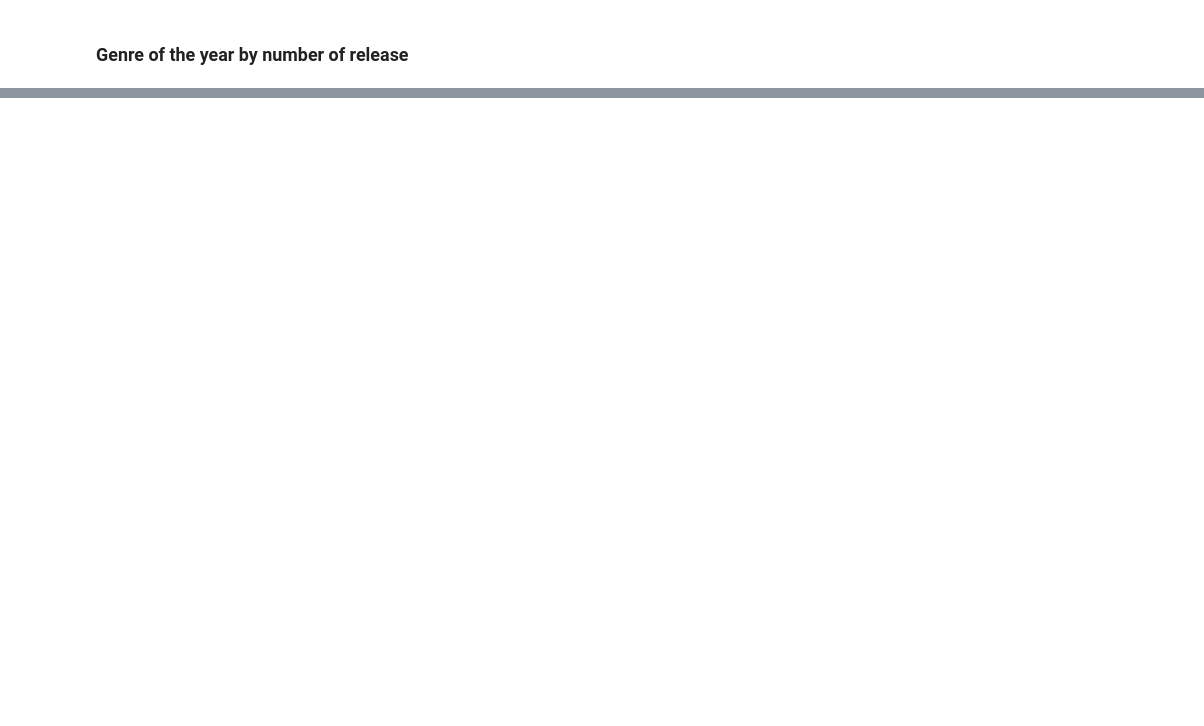
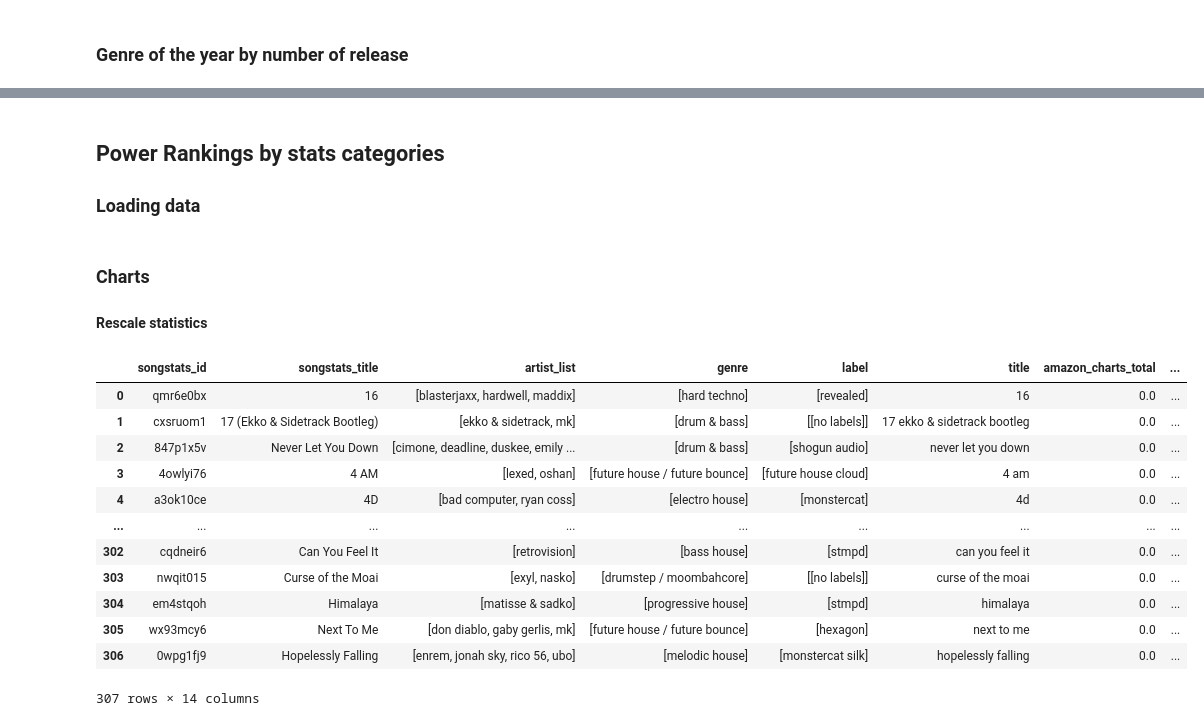
Before and after one commit to Dyl-M/music-charts, a Jupyter notebook: notebooks/power_ranking_2024.ipynb, the cells around one changed output, grey strips where cells are left out. Saved outputs shown, nothing was run; the diff lists cells and outputs as text; code cells hidden in the pictures; blank space fills up the shorter version.

Commit message:
wip data mining 7

```diff
--- a/notebooks/power_ranking_2024.ipynb
+++ b/notebooks/power_ranking_2024.ipynb
@@ -41,3 +41,14 @@ def load_data(file_path: str, category: str = None) -> pd.DataFrame:
          for field in json_data]).fillna(0)
 
     return pd.concat((ids, general_data, stats_selected), axis=1)
+# %%
+def rescale_stats(df: pd.DataFrame, other_fields: list) -> pd.DataFrame:
+    """Rescale stats for better comparaison
+    :param df: input pandas Dataframe
+    :param other_fields: field to not rescale
+    :return: data rescaled.
+    """
+    df[df.columns.difference(other_fields)] = MinMaxScaler(feature_range=(0, 100)).fit_transform(
+        df[df.columns.difference(other_fields)])
+
+    return df
@@ -135,0 +228,32 @@ bar_genre_release.show()
+# %% [markdown]
+## Power Rankings by stats categories
+### Loading data
+# %%
+data_cha = load_data(file_path='../data/data_2024.json', category='charts')
+data_eng = load_data(file_path='../data/data_2024.json', category='engagement')
+data_pla = load_data(file_path='../data/data_2024.json', category='playlists')
+data_pop = load_data(file_path='../data/data_2024.json', category='popularity')
+data_pro = load_data(file_path='../data/data_2024.json', category='professional_support')
+data_rea = load_data(file_path='../data/data_2024.json', category='reach')
+data_sho = load_data(file_path='../data/data_2024.json', category='shorts')
+data_str = load_data(file_path='../data/data_2024.json', category='streams')
+# %% [markdown]
+### Charts
+#### Rescale statistics
+# %%
+data_cha = rescale_stats(data_cha, general_field)
+data_cha
+# %% [output]
+|  | songstats_id | songstats_title | artist_list | genre | label | title | amazon_charts_total | ... |
+| 0 | qmr6e0bx | 16 | [blasterjaxx, hardwell, maddix] | [hard techno] | [revealed] | 16 | 0.0 | ... |
+| 1 | cxsruom1 | 17 (Ekko & Sidetrack Bootleg) | [ekko & sidetrack, mk] | [drum & bass] | [[no labels]] | 17 ekko & sidetrack bootleg | 0.0 | ... |
+| 2 | 847p1x5v | Never Let You Down | [cimone, deadline, duskee, emily ... | [drum & bass] | [shogun audio] | never let you down | 0.0 | ... |
+| 3 | 4owlyi76 | 4 AM | [lexed, oshan] | [future house / future bounce] | [future house cloud] | 4 am | 0.0 | ... |
+| 4 | a3ok10ce | 4D | [bad computer, ryan coss] | [electro house] | [monstercat] | 4d | 0.0 | ... |
+| ... | ... | ... | ... | ... | ... | ... | ... | ... |
+| 302 | cqdneir6 | Can You Feel It | [retrovision] | [bass house] | [stmpd] | can you feel it | 0.0 | ... |
+| 303 | nwqit015 | Curse of the Moai | [exyl, nasko] | [drumstep / moombahcore] | [[no labels]] | curse of the moai | 0.0 | ... |
+| 304 | em4stqoh | Himalaya | [matisse & sadko] | [progressive house] | [stmpd] | himalaya | 0.0 | ... |
+| 305 | wx93mcy6 | Next To Me | [don diablo, gaby gerlis, mk] | [future house / future bounce] | [hexagon] | next to me | 0.0 | ... |
+| 306 | 0wpg1fj9 | Hopelessly Falling | [enrem, jonah sky, rico 56, ubo] | [melodic house] | [monstercat silk] | hopelessly falling | 0.0 | ... |
+307 rows × 14 columns
```
Also changed, not shown: parts of 57 cells of this notebook, 1 other file.
